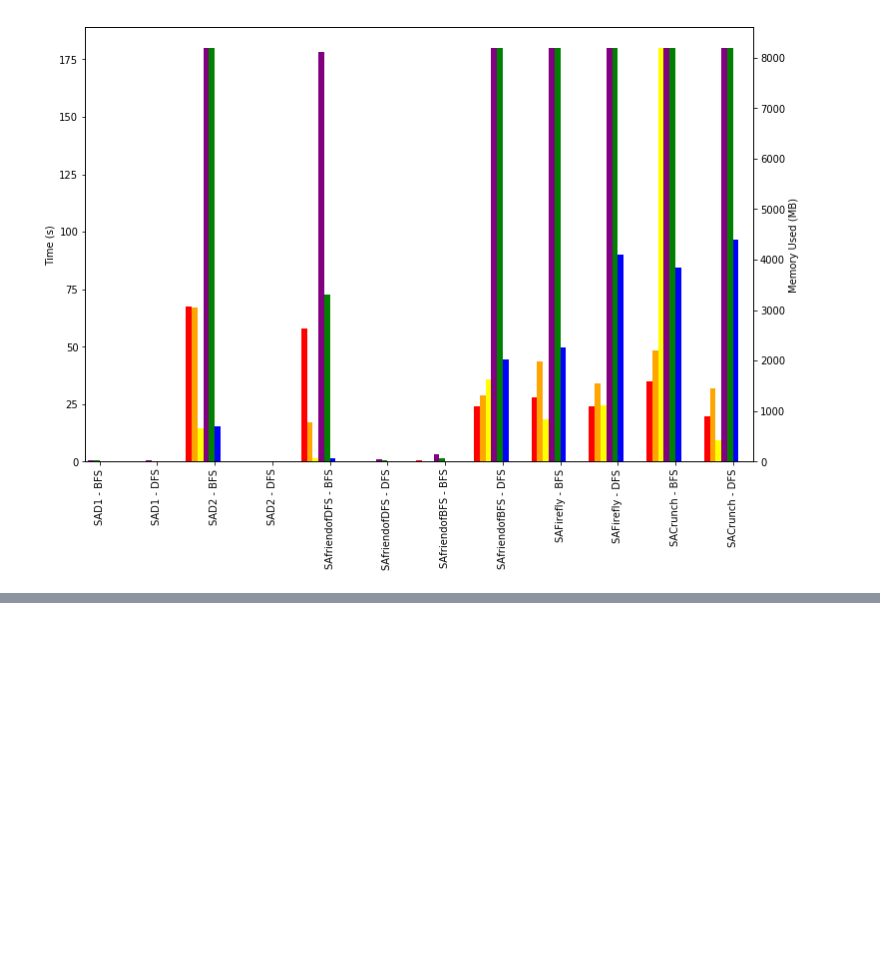
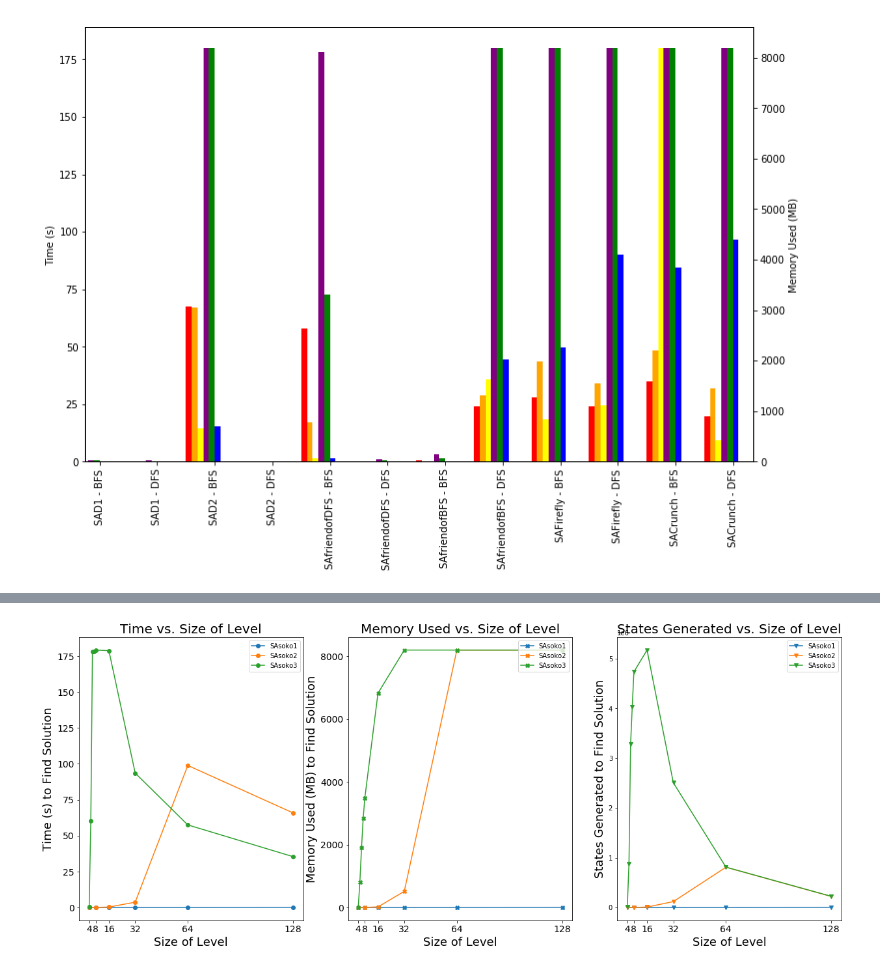
Before and after one commit to sejaldua/sejelo-searchclient, a Jupyter notebook: benchmark_visualization.ipynb, the cells around one changed output, grey strips where cells are left out. Drawn from its saved outputs; the diff is of its cells as text; code cells hidden in the pictures; blank space fills up the shorter version.

```diff
--- a/benchmark_visualization.ipynb
+++ b/benchmark_visualization.ipynb
@@ -61,3 +61,70 @@ Index(['Level', 'Frontier', 'Time (s)', 'Memory Used (MB)', 'Solution length',
 40                                     SACrunch - BFS
 41                                     SACrunch - DFS
 [figure]
+# %%
+import matplotlib.pyplot as plt
+from scipy.interpolate import interp1d
+import numpy as np
+
+df = pd.read_excel (r'benchmarks.xlsx', skiprows=47)
+del df['Unnamed: 0']
+df.columns = [c.replace(' ', '_') for c in df.columns]
+df = df[0:21]
+print(df)
+print(df.columns)
+
+
+sizes1 = [int(df['Size'][i]) for i in range(0, 6)]
+sizes2 = [int(df['Size'][i]) for i in range(6, 12)]
+sizes3 = [int(df['Size'][i]) for i in range(12, 21)]
+times1 = [float(df['Time_(s)'][i]) for i in range(0, 6)]
+times2 = [float(df['Time_(s)'][i]) for i in range(6, 12)]
+times3 = [float(df['Time_(s)'][i]) for i in range(12, 21)]
+mem1 = [float(df['Memory_Used_(MB)'][i]) for i in range(0, 6)]
+mem2 = [float(df['Memory_Used_(MB)'][i]) for i in range(6, 12)]
+mem3 = [float(df['Memory_Used_(MB)'][i]) for i in range(12, 21)]
+states1 = [int(df['States_Generated'][i]) for i in range(0, 6)]
+states2 = [int(df['States_Generated'][i]) for i in range(6, 12)]
+states3 = [int(df['States_Generated'][i]) for i in range(12, 21)]
+
+fig = plt.figure(figsize=(21,8))
+
+plt.subplot(1, 3, 1)
+plt.plot(sizes1,times1, label='SAsoko1', marker="o")
+plt.plot (sizes2,times2, label='SAsoko2', marker="o")
+plt.plot (sizes3,times3, label='SAsoko3', marker="o")
+
+plt.legend(loc='upper right')
+plt.xticks([4, 8, 16, 32, 64, 128], fontsize=14)
+plt.xlabel('Size of Level', fontsize=18)
+plt.ylabel('Time (s) to Find Solution', fontsize=18)
+plt.yticks(fontsize=14)
+plt.title('Time vs. Size of Level', fontsize=20)
+
+plt.subplot(1, 3, 2)
+plt.plot(sizes1, mem1, label='SAsoko1', marker="X")
+plt.plot(sizes2, mem2, label='SAsoko2', marker="X")
+plt.plot(sizes3, mem3, label='SAsoko3', marker="X")
+
+plt.legend(loc='upper right')
+plt.xticks([4, 8, 16, 32, 64, 128], fontsize=14)
+plt.xlabel('Size of Level', fontsize=18)
+plt.ylabel('Memory Used (MB) to Find Solution', fontsize=18)
+plt.yticks(fontsize=14)
+plt.title('Memory Used vs. Size of Level', fontsize=20)
+
+plt.subplot(1, 3, 3)
+plt.plot(sizes1, states1, label='SAsoko1', marker="v")
+plt.plot(sizes2, states2, label='SAsoko2', marker="v")
+plt.plot(sizes3, states3, label='SAsoko3', marker="v")
+
+plt.legend(loc='upper right')
+plt.xticks([4, 8, 16, 32, 64, 128], fontsize=14)
+plt.xlabel('Size of Level', fontsize=18)
+plt.ylabel('States Generated to Find Solution', fontsize=18)
+plt.title('States Generated vs. Size of Level', fontsize=20)
+plt.ticklabel_format(axis='y', style='sci', scilimits=(0,0))
+
+plt.show()
+fig.savefig('SAsoko_distributions.jpg')
+# %% [output]
@@ -63,0 +148 @@ Index(['Level', 'Frontier', 'Time (s)', 'Memory Used (MB)', 'Solution length',
+[figure, added]
```
Also changed, not shown: parts of 1 cell of this notebook, 28 other files.
